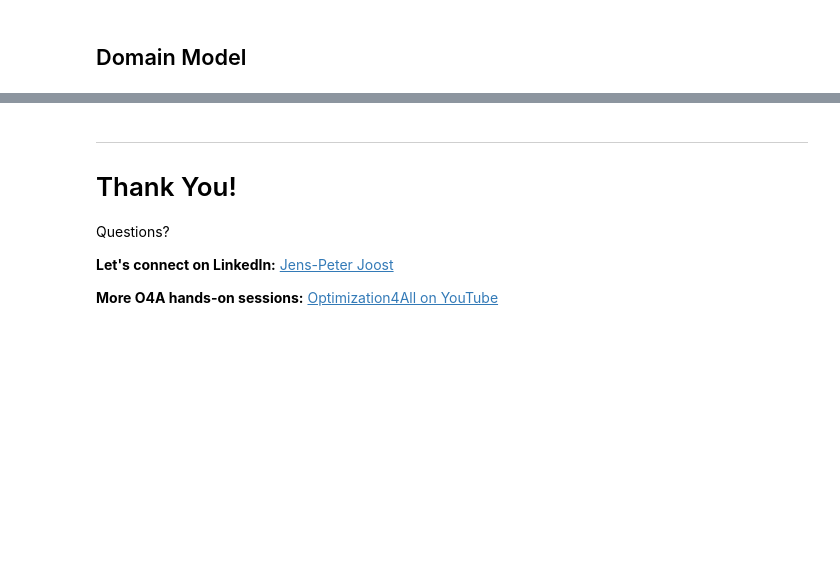
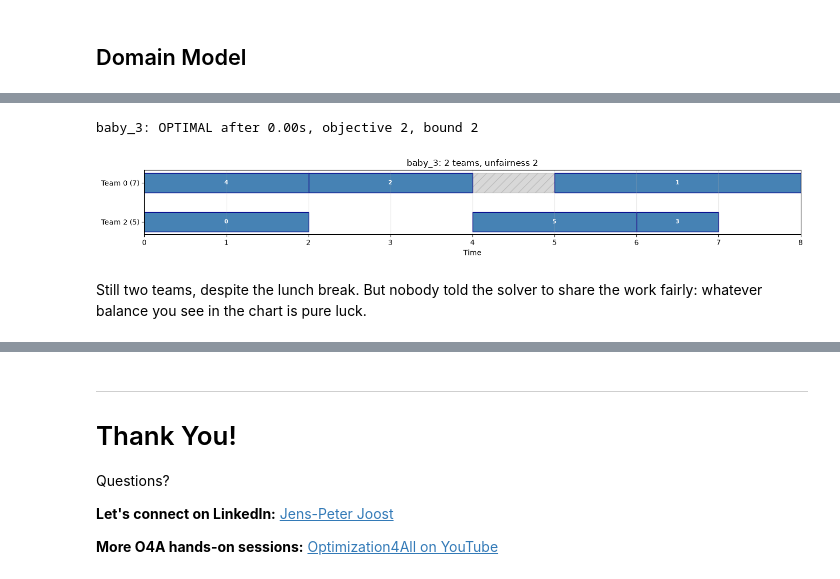
Before and after one commit to jpjj/O4A-Hands-On-CP-SAT, a Jupyter notebook: cp_sat_complete.ipynb, the cells around one changed output, grey strips where cells are left out. Cells and saved outputs as stored; diff of their text form; code cells hidden in the pictures; blank space fills up the shorter version.

```diff
--- a/cp_sat_complete.ipynb
+++ b/cp_sat_complete.ipynb
@@ -1291,0 +579,7 @@ In the MiniZinc Challenge 2026, MIP solvers won on problems like warehouse locat
+# %%
+problem_71 = WorkforceProblem.from_json(load_instance("workforce", "instance_71"))
+
+for pairwise in [True, False]:
+    model, _, _ = create_model_step2(problem_71, pairwise=pairwise)
+    print("MIP way:   " if pairwise else "CP-SAT way:", end=" ")
+    print_model_size(model)
@@ -1291,0 +624,33 @@ In the MiniZinc Challenge 2026, MIP solvers won on problems like warehouse locat
+# %%
+def add_precedence_and_same_team(model: cp_model.CpModel, problem: WorkforceProblem, x, start):
+    duration = {t.id: t.duration for t in problem.tasks}
+
+    # Precedences: task a ends before task b starts
+    for a, b in problem.precedence:
+        model.add(start[a] + duration[a] <= start[b])
+
+    # Same team groups: compare every task of a group with the first one
+    for first, *others in problem.same_team:
+        for other in others:
+            for team in problem.teams:
+                k = team.id
+                if (first, k) in x or (other, k) in x:
+                    model.add(x.get((first, k), 0) == x.get((other, k), 0))
+# %%
+def create_model_step3(problem: WorkforceProblem):
+    model = cp_model.CpModel()
+    x, used = add_assignment(model, problem)
+    start = add_start_times(model, problem)
+    add_no_overlap_intervals(model, problem, x, start)
+    add_precedence_and_same_team(model, problem, x, start)  # NEW
+    model.minimize(sum(used.values()))
+    return model, x, start
+
+
+solution_3 = solve(baby_3, create_model_step3)
+plot_solution(solution_3)
+# %% [output]
+baby_3: OPTIMAL after 0.00s, objective 2, bound 2
+[figure, added]
+# %% [markdown]
+Still two teams, despite the lunch break. But nobody told the solver to share the work fairly: whatever balance you see in the chart is pure luck.
```
Also changed, not shown: parts of 98 cells of this notebook, 13 other files.
